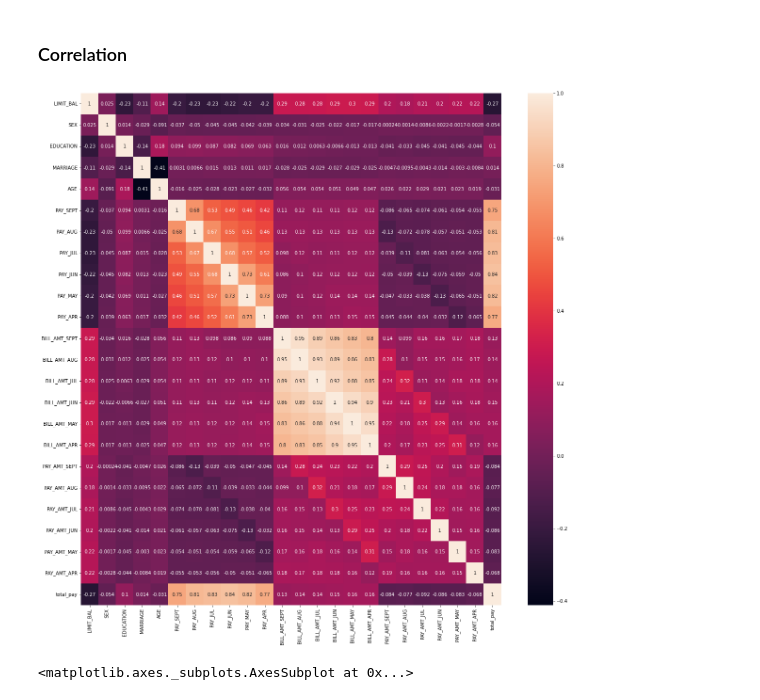
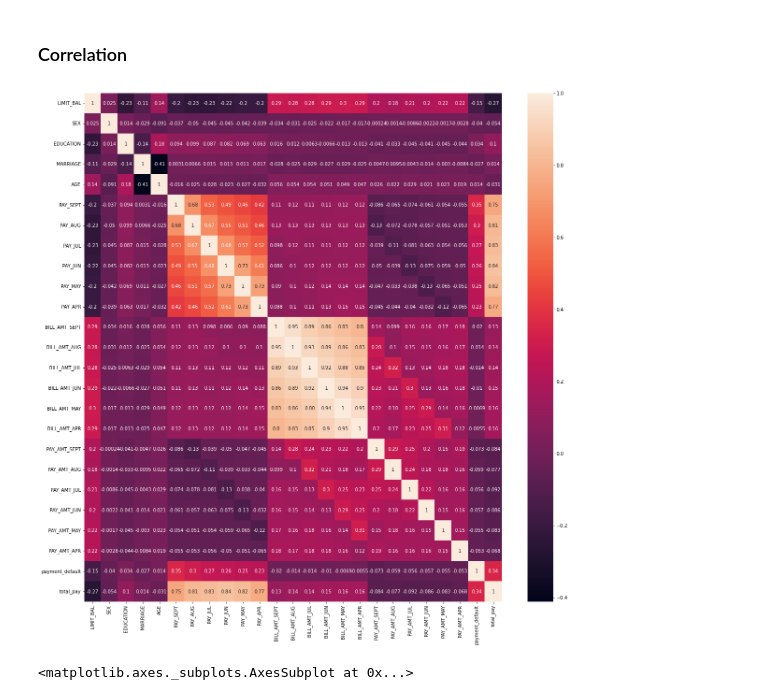
Before and after one commit to sanjay2097/Credit-Card-Default-Prediction, a Jupyter notebook: Credit_Card_Default_Prediction_Capstone_Project.ipynb, the cells around one changed output. Cells and saved outputs as stored; diff of their text form; code cells hidden in the pictures.

```diff
--- a/Credit_Card_Default_Prediction_Capstone_Project.ipynb
+++ b/Credit_Card_Default_Prediction_Capstone_Project.ipynb
@@ -302,9 +302,9 @@ y=df['payment_default']
 # %%
 # Pearson correlation heatmap of independent featutes
 plt.figure(figsize=(20,20))
-ax = sns.heatmap(X.corr(),annot=True)
+ax = sns.heatmap(df.corr(),annot=True)
 # %% [output]
-[figure, old version]
+[figure, new version]
 # %%
 # Graph of correlation of featutes with target variable payment default
 X.corrwith(y).plot.bar(figsize=(15,9),title="correlation with reponse variable",fontsize=15,
```
Also changed, not shown: parts of 10 cells of this notebook.
